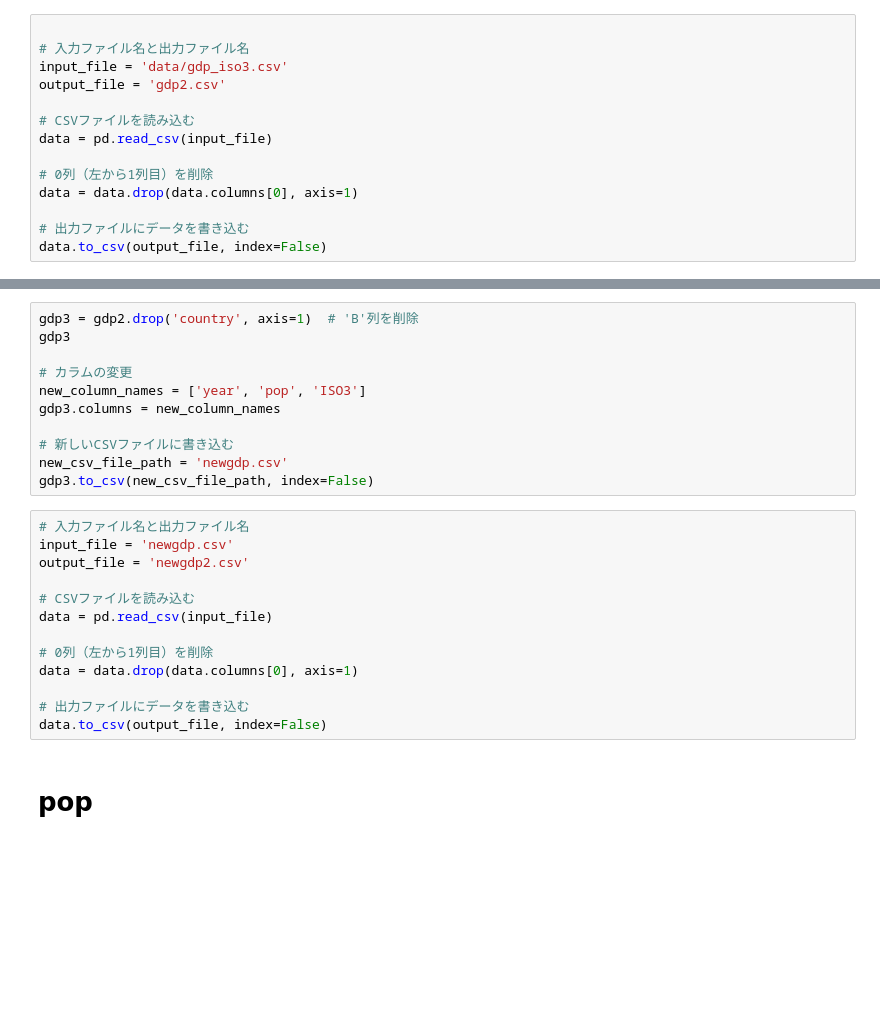
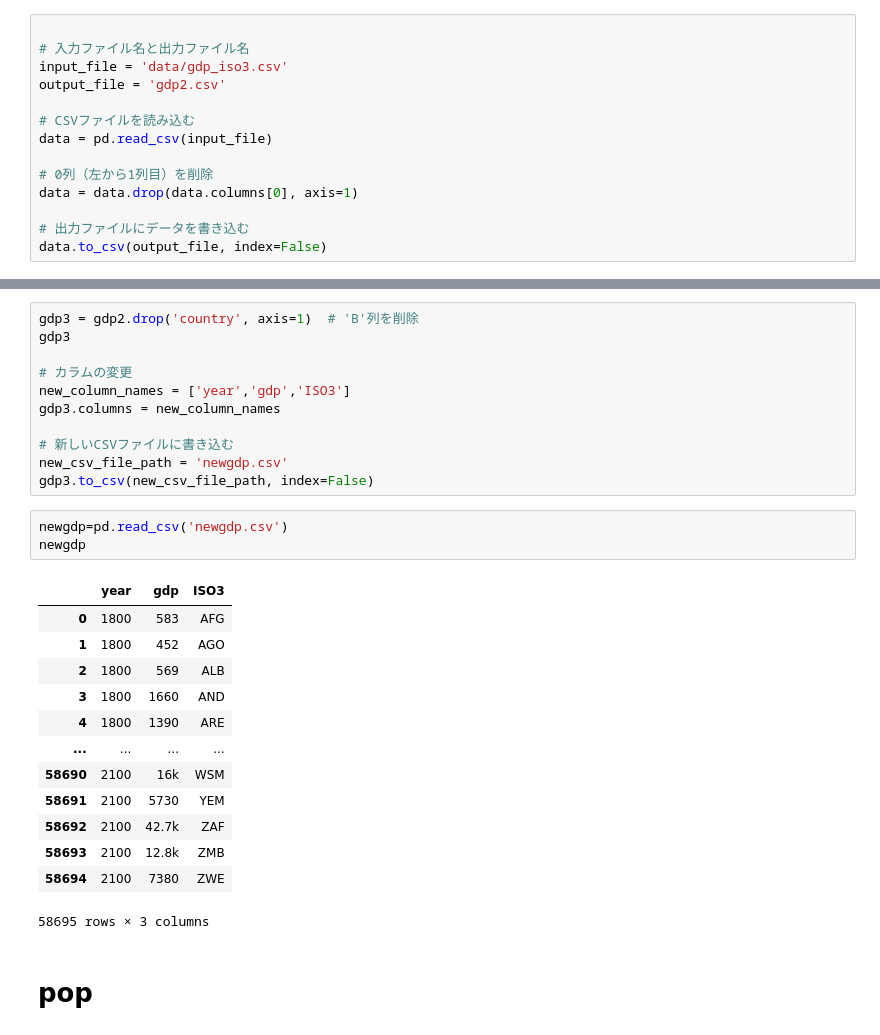
Before and after one commit to NaokiSasaya/gis, a Jupyter notebook: week13/marge.ipynb, the cells around one changed output, grey strips where cells are left out. Cells and saved outputs as stored; diff of their text form; blank space fills up the shorter version.

```diff
--- a/week13/marge.ipynb
+++ b/week13/marge.ipynb
@@ -44,25 +89,29 @@ gdp3 = gdp2.drop('country', axis=1)  # 'B'列を削除
 gdp3
 
 # カラムの変更
-new_column_names = ['year', 'pop', 'ISO3']
+new_column_names = ['year','gdp','ISO3']
 gdp3.columns = new_column_names
 
 # 新しいCSVファイルに書き込む
 new_csv_file_path = 'newgdp.csv'
 gdp3.to_csv(new_csv_file_path, index=False)
-# %%
-# 入力ファイル名と出力ファイル名
-input_file = 'newgdp.csv'
-output_file = 'newgdp2.csv'
-
-# CSVファイルを読み込む
-data = pd.read_csv(input_file)
-
-# 0列（左から1列目）を削除
-data = data.drop(data.columns[0], axis=1)
-
-# 出力ファイルにデータを書き込む
-data.to_csv(output_file, index=False)
+# %%
+newgdp=pd.read_csv('newgdp.csv')
+newgdp
+# %% [output]
+|  | year | gdp | ISO3 |
+| 0 | 1800 | 583 | AFG |
+| 1 | 1800 | 452 | AGO |
+| 2 | 1800 | 569 | ALB |
+| 3 | 1800 | 1660 | AND |
+| 4 | 1800 | 1390 | ARE |
+| ... | ... | ... | ... |
+| 58690 | 2100 | 16k | WSM |
+| 58691 | 2100 | 5730 | YEM |
+| 58692 | 2100 | 42.7k | ZAF |
+| 58693 | 2100 | 12.8k | ZMB |
+| 58694 | 2100 | 7380 | ZWE |
+58695 rows × 3 columns
 # %% [markdown]
 # pop
 # %%
```
Also changed, not shown: parts of 19 cells of this notebook, 8 other files.
